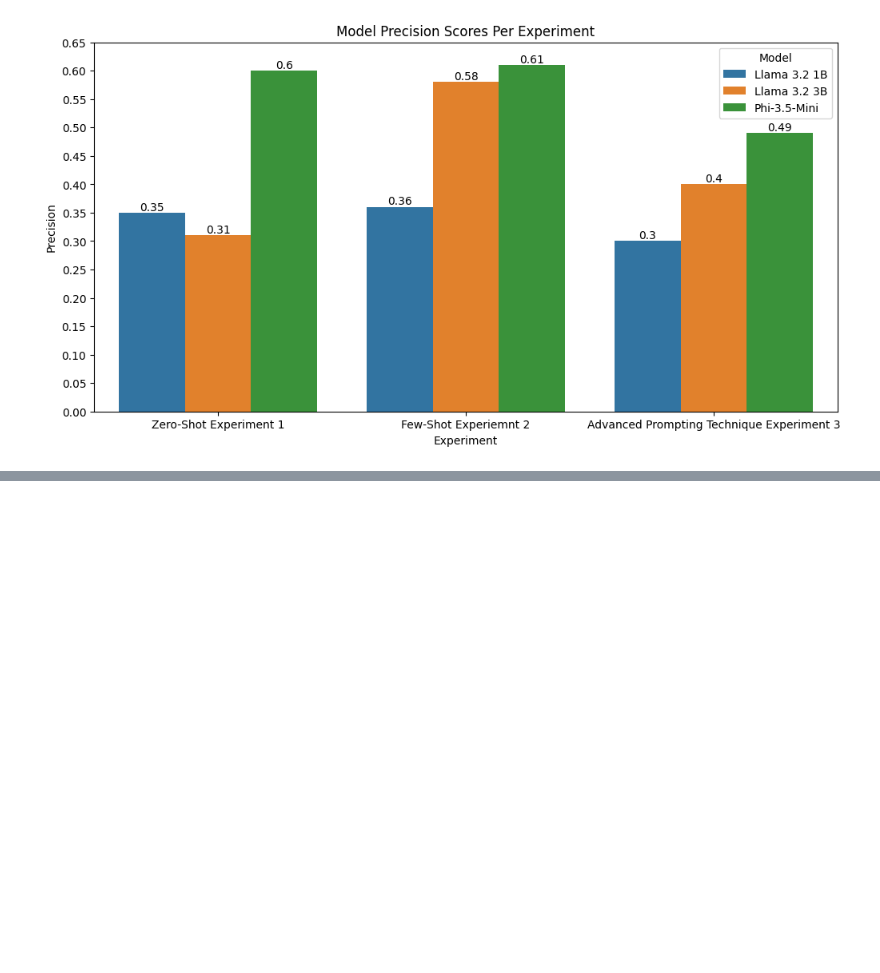
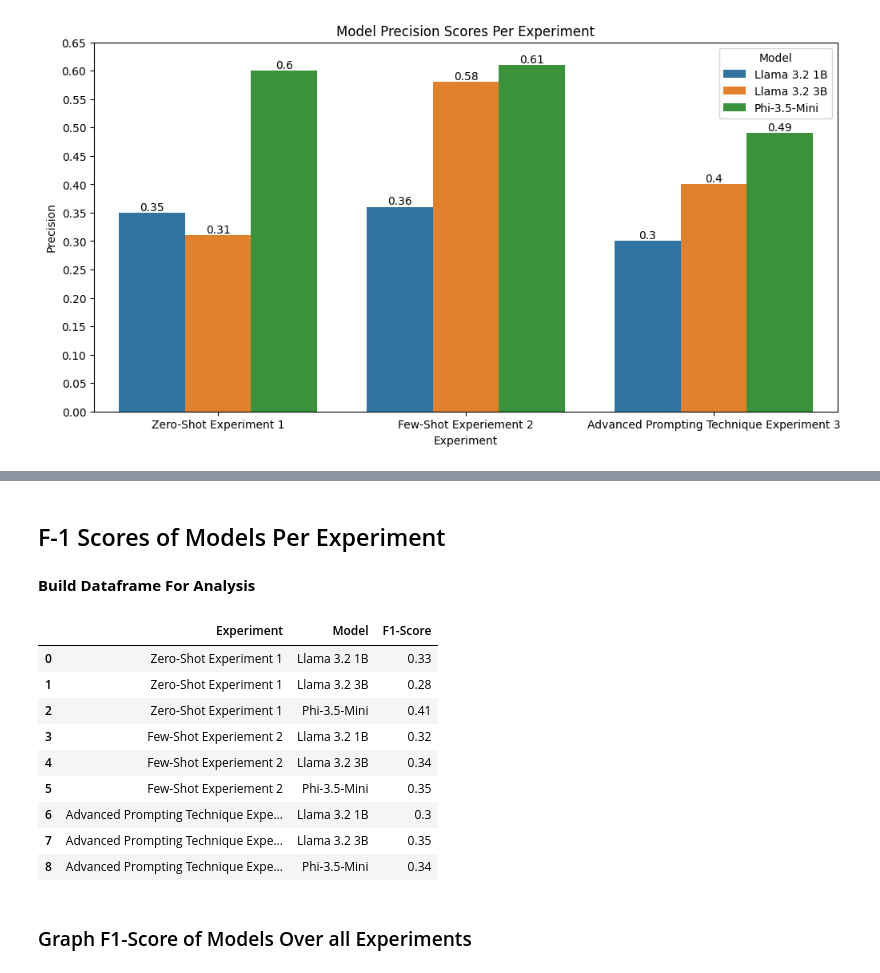
Before and after one commit to GoodGuyGregory/llm-psu-assignment-2, a Jupyter notebook: Assignement_2_Greg_Witt.ipynb, the cells around one changed output, grey strips where cells are left out. Cells and saved outputs as stored; diff of their text form; code cells hidden in the pictures; blank space fills up the shorter version.

```diff
--- a/Assignement_2_Greg_Witt.ipynb
+++ b/Assignement_2_Greg_Witt.ipynb
@@ -1313,0 +1373,63 @@ Text(0.5, 1.0, 'Model Precision Scores Per Experiment')
+# %% [markdown]
+## F-1 Scores of Models Per Experiment
+# %% [markdown]
+**Build Dataframe For Analysis**
+# %%
+import pandas as pd
+
+
+# experiment 1 recall results
+exp_1_llama_32_1b_f1_score = round(zero_shot_llama_3_2_1B_model_results['macro avg']['f1-score'], 2)
+
+exp_1_llama_32_3b_f1_score = round(zero_shot_llama_3_2_3B_results['macro avg']['f1-score'], 2)
+
+exp_1_phi_35_mini_f1_score = round(zero_shot_phi_3_5_results['macro avg']['f1-score'], 2)
+
+# experiment 2 recall results
+exp_2_llama_32_1b_f1_score = round(few_shot_in_context_llama_32_1b_results['macro avg']['f1-score'], 2)
+
+exp_2_llama_32_3b_f1_score = round(few_shot_prompting_llama_32_3b_results['macro avg']['f1-score'], 2)
+
+exp_2_phi_35_mini_f1_score = round(few_shot_prompt_phi_35_mini_results['macro avg']['f1-score'], 2)
+
+# experiment 3 recall results
+exp_3_llama_32_1b_f1_score = round(adv_prompting_llama_3_2_1B_results['macro avg']['f1-score'], 2)
+
+exp_3_llama_32_3b_f1_score = round(adv_prompting_lllama_3_2_3B_results['macro avg']['f1-score'], 2)
+
+exp_3_phi_35_mini_f1_score = round(adv_prompt_phi_35_mini_results['macro avg']['f1-score'], 2)
+
+
+f1_score_data = {'Experiment': ['Zero-Shot Experiment 1','Few-Shot Experiement 2','Advanced Prompting Technique Experiment 3'],
+                  'Model': [
+                          ['Llama 3.2 1B', 'Llama 3.2 3B', 'Phi-3.5-Mini'],
+                          ['Llama 3.2 1B', 'Llama 3.2 3B', 'Phi-3.5-Mini'],
+                          ['Llama 3.2 1B', 'Llama 3.2 3B', 'Phi-3.5-Mini']
+                  ],
+                  'F1-Score': [
+                                [exp_1_llama_32_1b_f1_score, exp_1_llama_32_3b_f1_score, exp_1_phi_35_mini_f1_score],
+                                [exp_2_llama_32_1b_f1_score, exp_2_llama_32_3b_f1_score, exp_2_phi_35_mini_f1_score],
+                                [exp_3_llama_32_1b_f1_score, exp_3_llama_32_3b_f1_score, exp_3_phi_35_mini_f1_score]
+                               ]
+                }
+
+df_f1_score = pd.DataFrame(data=f1_score_data)
+
+# expands each model and f1 value to a new row per experiment
+df_f1_score = df_f1_score.explode(['Model', 'F1-Score'], ignore_index=True)
+
+# dataframe to represent the model's and their f1 scores
+df_f1_score
+# %% [output]
+|  | Experiment | Model | F1-Score |
+| 0 | Zero-Shot Experiment 1 | Llama 3.2 1B | 0.33 |
+| 1 | Zero-Shot Experiment 1 | Llama 3.2 3B | 0.28 |
+| 2 | Zero-Shot Experiment 1 | Phi-3.5-Mini | 0.41 |
+| 3 | Few-Shot Experiement 2 | Llama 3.2 1B | 0.32 |
+| 4 | Few-Shot Experiement 2 | Llama 3.2 3B | 0.34 |
+| 5 | Few-Shot Experiement 2 | Phi-3.5-Mini | 0.35 |
+| 6 | Advanced Prompting Technique Expe... | Llama 3.2 1B | 0.3 |
+| 7 | Advanced Prompting Technique Expe... | Llama 3.2 3B | 0.35 |
+| 8 | Advanced Prompting Technique Expe... | Phi-3.5-Mini | 0.34 |
+# %% [markdown]
+### Graph F1-Score of Models Over all Experiments
```
Also changed, not shown: parts of 12 cells of this notebook.
